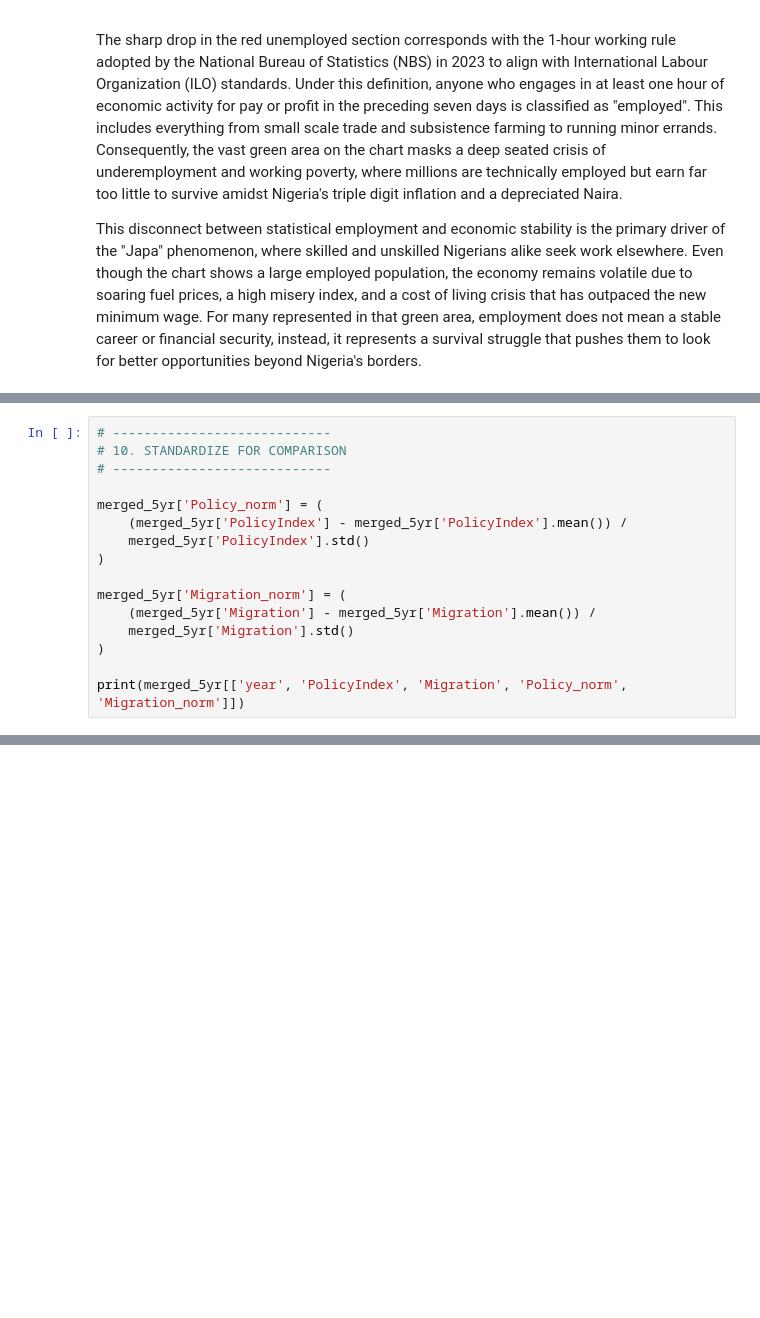
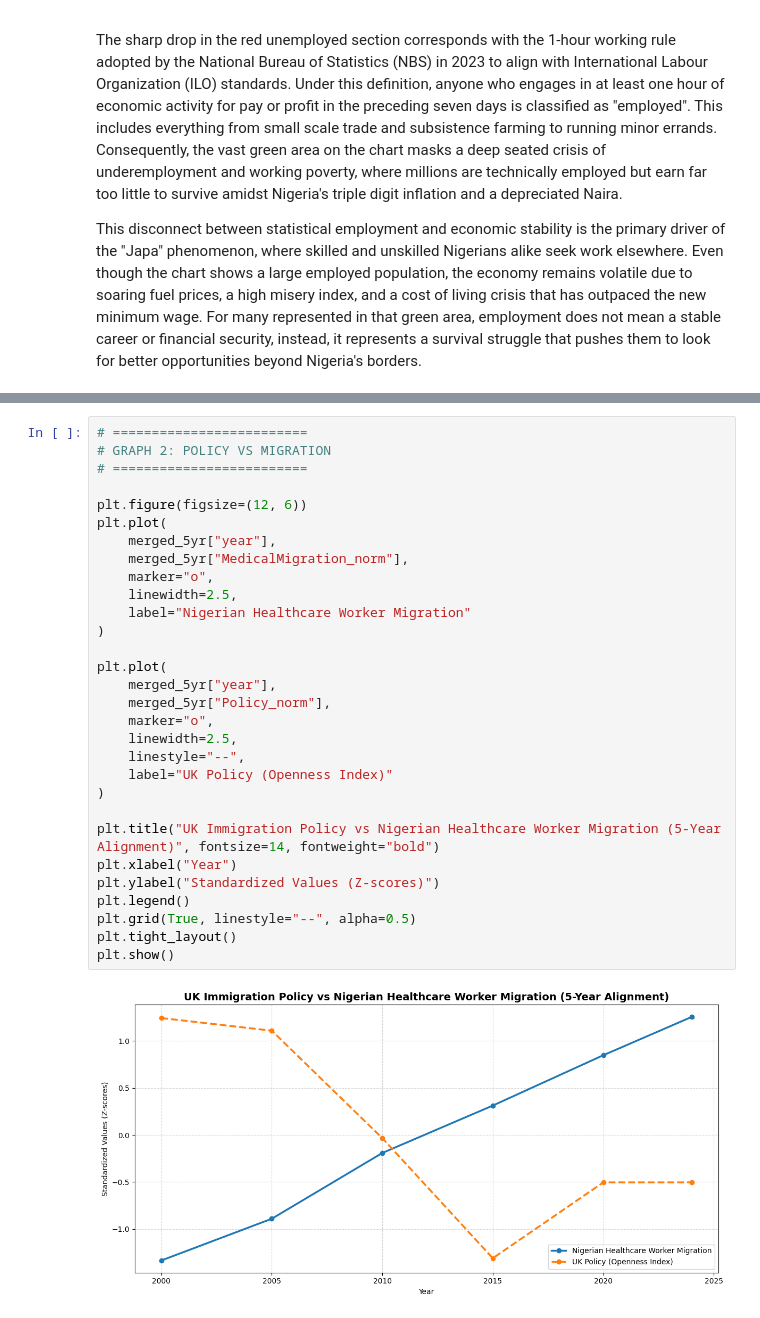
Before and after one commit to CU-S26-MSDSSB-DSCI-01-DataScienceLab/DataScienceLab_Migration, a Jupyter notebook: sec1.ipynb, the cells around one changed output, grey strips where cells are left out. Saved outputs shown, nothing was run; the diff lists cells and outputs as text; blank space fills up the shorter version.

```diff
--- a/sec1.ipynb
+++ b/sec1.ipynb
@@ -444,16 +156,0 @@ This step creates the core analytical dataset for Part 1. It combines the policy
-# %%
-# ----------------------------
-# 10. STANDARDIZE FOR COMPARISON
-# ----------------------------
-
-merged_5yr['Policy_norm'] = (
-    (merged_5yr['PolicyIndex'] - merged_5yr['PolicyIndex'].mean()) /
-    merged_5yr['PolicyIndex'].std()
-)
-
-merged_5yr['Migration_norm'] = (
-    (merged_5yr['Migration'] - merged_5yr['Migration'].mean()) /
-    merged_5yr['Migration'].std()
-)
-
-print(merged_5yr[['year', 'PolicyIndex', 'Migration', 'Policy_norm', 'Migration_norm']])
@@ -612,0 +389,32 @@ Overall, this section provides the pull-factor side of the project. It establish
+# %%
+# =========================
+# GRAPH 2: POLICY VS MIGRATION
+# =========================
+
+plt.figure(figsize=(12, 6))
+plt.plot(
+    merged_5yr["year"],
+    merged_5yr["MedicalMigration_norm"],
+    marker="o",
+    linewidth=2.5,
+    label="Nigerian Healthcare Worker Migration"
+)
+
+plt.plot(
+    merged_5yr["year"],
+    merged_5yr["Policy_norm"],
+    marker="o",
+    linewidth=2.5,
+    linestyle="--",
+    label="UK Policy (Openness Index)"
+)
+
+plt.title("UK Immigration Policy vs Nigerian Healthcare Worker Migration (5-Year Alignment)", fontsize=14, fontweight="bold")
+plt.xlabel("Year")
+plt.ylabel("Standardized Values (Z-scores)")
+plt.legend()
+plt.grid(True, linestyle="--", alpha=0.5)
+plt.tight_layout()
+plt.show()
+# %% [output]
+[figure, added]
```
Also changed, not shown: parts of 47 cells of this notebook.
